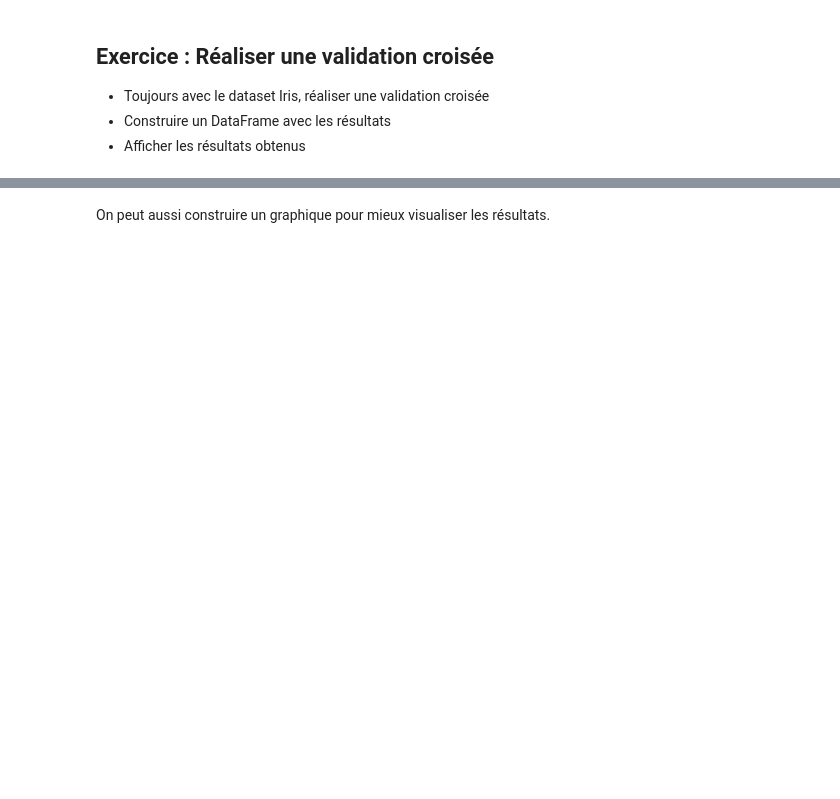
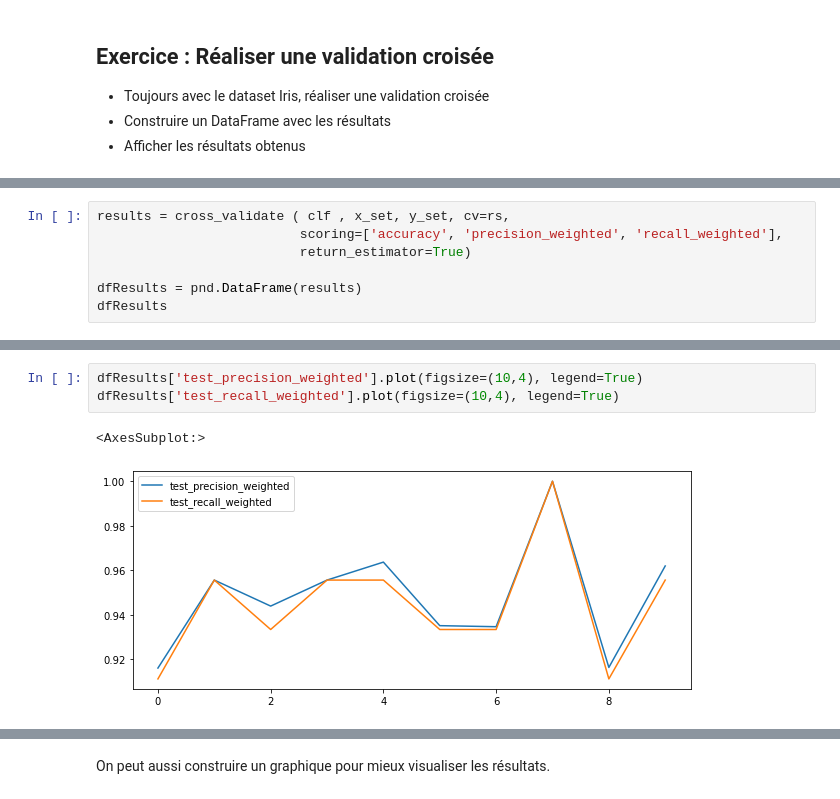
Before and after one commit to mkirschpin/CoursPython, a Jupyter notebook: solutions/Exo4.ipynb, the cells around one changed output, grey strips where cells are left out. Saved outputs shown, nothing was run; the diff lists cells and outputs as text; blank space fills up the shorter version.

Commit message:
Mise à jour exercice Arbre de Décision
Mise à jour exercice Arbre de Décision, exemple cross_validate

```diff
--- a/solutions/Exo4.ipynb
+++ b/solutions/Exo4.ipynb
@@ -370,0 +371,7 @@ scores
+# %%
+results = cross_validate ( clf , x_set, y_set, cv=rs,
+                          scoring=['accuracy', 'precision_weighted', 'recall_weighted'],
+                          return_estimator=True)
+
+dfResults = pnd.DataFrame(results)
+dfResults
@@ -370,0 +409,6 @@ scores
+# %%
+dfResults['test_precision_weighted'].plot(figsize=(10,4), legend=True)
+dfResults['test_recall_weighted'].plot(figsize=(10,4), legend=True)
+# %% [output]
+<AxesSubplot:>
+[figure, added]
```
Also changed, not shown: parts of 20 cells of this notebook.
